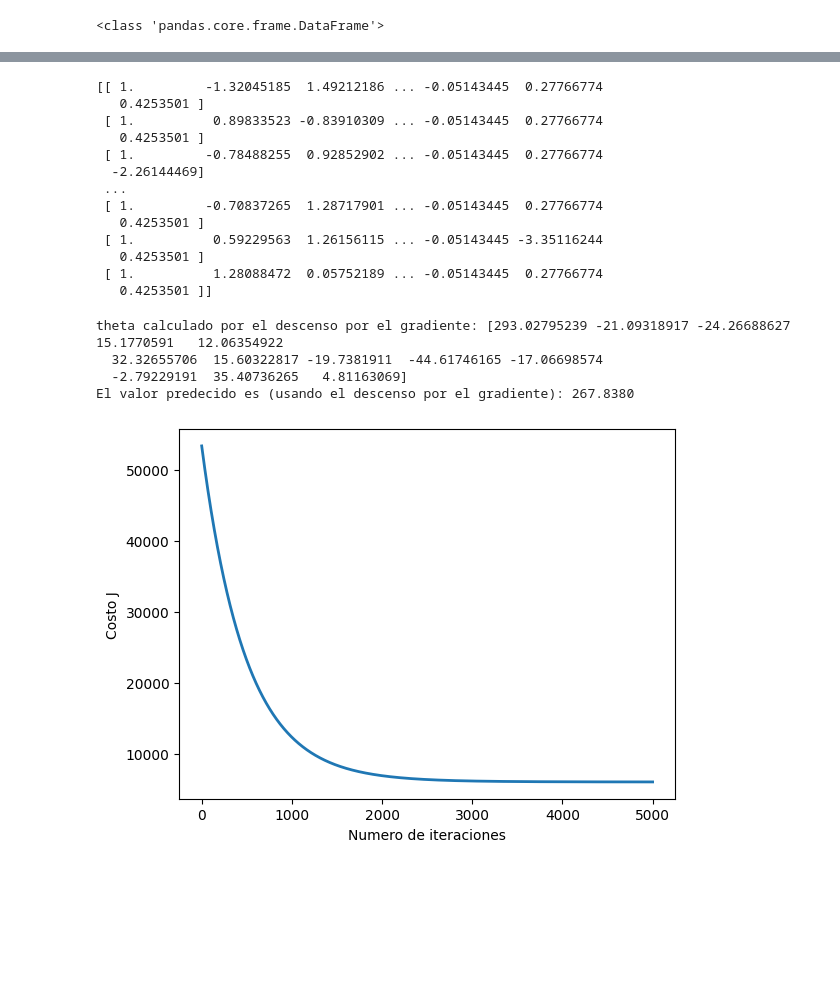
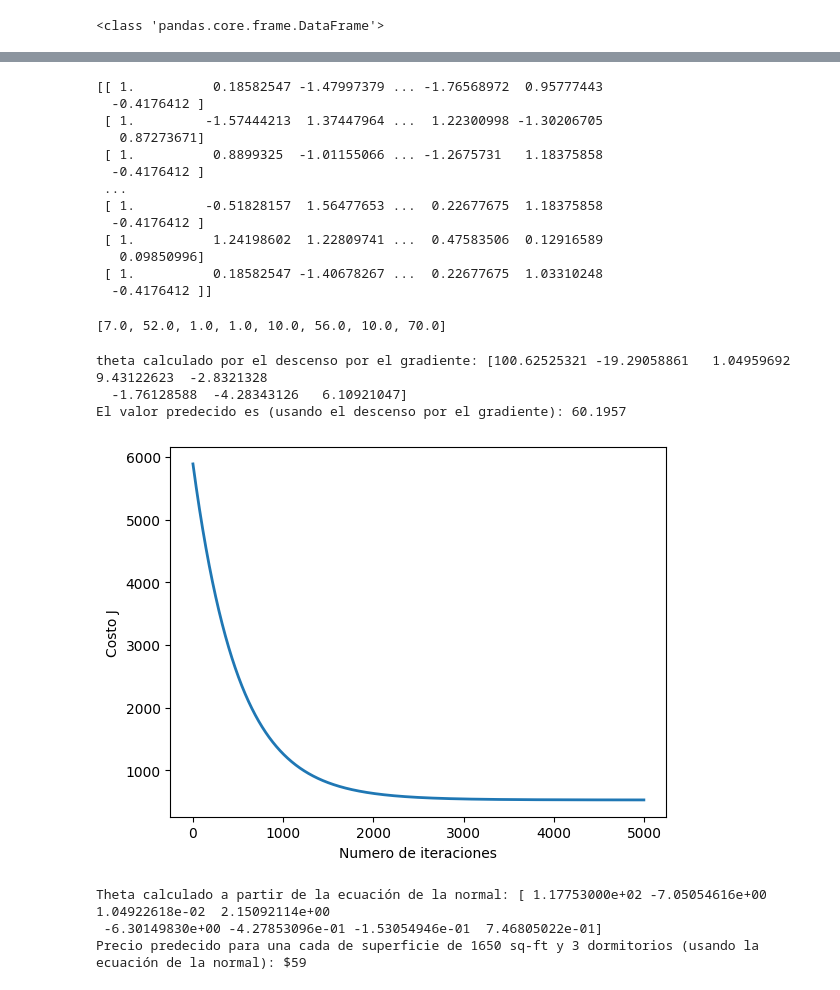
Before and after one commit to FranzAlvis/Practicando_ia, a Jupyter notebook: Reg multiple/shoe.ipynb, the cells around one changed output, grey strips where cells are left out. Drawn from its saved outputs; the diff is of its cells as text; code cells hidden in the pictures; blank space fills up the shorter version.

```diff
--- a/Reg multiple/shoe.ipynb
+++ b/Reg multiple/shoe.ipynb
@@ -22,4 +22,4 @@ from sklearn.preprocessing import LabelEncoder
 #from datetime import datetime
 # %%
 #Carga de dataset
-data = pd.read_csv('/content/Smart watch prices.csv')
+data = pd.read_csv('Shoe prices.csv')
@@ -226,7 +197,0 @@ memory usage: 38.6 KB
-# %%
-#llenar datos vacios
-columnas_especificas = ['Price', 'Display Size (inches)']
-# se calcula la media de las columnas seleccionadas
-media_columnas = data[columnas_especificas].mean()
-# fill == llenar
-data[columnas_especificas] = data[columnas_especificas].fillna(media_columnas)
@@ -263,9 +199,9 @@ memory usage: 38.6 KB
 # Lectura de Datos
 # iloc accede a los datos
 # x me muestra las primeras 12 columnas
-X = data.iloc[:, :12]
+X = data.iloc[:, :7]
 # y me muestra la ultima columna
-y = data.iloc[:, 12]
+y = data.iloc[:, 7]
 m = y.size
 # %%
 print(X)
@@ -343,19 +279,19 @@ X = np.concatenate([np.ones((m, 1)), X_norm], axis=1)
 # %%
 print(X)
 # %% [output]
-[[ 1.         -1.32045185  1.49212186 ... -0.05143445  0.27766774
-   0.4253501 ]
- [ 1.          0.89833523 -0.83910309 ... -0.05143445  0.27766774
-   0.4253501 ]
- [ 1.         -0.78488255  0.92852902 ... -0.05143445  0.27766774
-  -2.26144469]
+[[ 1.          0.18582547 -1.47997379 ... -1.76568972  0.95777443
+  -0.4176412 ]
+ [ 1.         -1.57444213  1.37447964 ...  1.22300998 -1.30206705
+   0.87273671]
+ [ 1.          0.8899325  -1.01155066 ... -1.2675731   1.18375858
+  -0.4176412 ]
  ...
- [ 1.         -0.70837265  1.28717901 ... -0.05143445  0.27766774
-   0.4253501 ]
- [ 1.          0.59229563  1.26156115 ... -0.05143445 -3.35116244
-   0.4253501 ]
- [ 1.          1.28088472  0.05752189 ... -0.05143445  0.27766774
-   0.4253501 ]]
+ [ 1.         -0.51828157  1.56477653 ...  0.22677675  1.18375858
+  -0.4176412 ]
+ [ 1.          1.24198602  1.22809741 ...  0.47583506  0.12916589
+   0.09850996]
+ [ 1.          0.18582547 -1.40678267 ...  0.22677675  1.03310248
+  -0.4176412 ]]
 # %%
 def computeCostMulti(X, y, theta):
     # Inicializa algunos valores utiles
@@ -388,32 +324,41 @@ def gradientDescentMulti(X, y, theta, alpha, num_iters):
         J_history.append(computeCostMulti(X, y, theta))
 
     return theta, J_history
+# %%
+fila_deseada = 12
+
+if fila_deseada < len(data):
+  fila_completa = data.iloc[fila_deseada].tolist()
+  print(fila_completa)
+else:
+  print("La fila no existe")
+# %% [output]
+[7.0, 52.0, 1.0, 1.0, 10.0, 56.0, 10.0, 70.0]
 # %%
 # Elegir algun valor para alpha (probar varias alternativas)
 alpha = 0.001
 num_iters = 5000
 
 # inicializa theta y ejecuta el descenso por el gradiente
-theta = np.zeros(13)
+theta = np.zeros(8)
 theta, J_history = gradientDescentMulti(X, y, theta, alpha, num_iters)
 
 # Grafica la convergencia del costo
 pyplot.plot(np.arange(len(J_history)), J_history, lw=2)
 pyplot.xlabel('Numero de iteraciones')
 pyplot.ylabel('Costo J')
 
 # Muestra los resultados del descenso por el gradiente
 print('theta calculado por el descenso por el gradiente: {:s}'.format(str(theta)))
 
 # Estimar el precio para un smart watch con distintas caracteristicas
-X_array = [1, 30, 36, 31, 2, 0, 1.48, 29, 5, 17, 0, 1, 1]
-X_array[1:13] = (X_array[1:13] - mu) / sigma
+X_array = [1, 7.0, 52.0, 1.0, 1.0, 10.0, 56.0, 10.0]
+X_array[1:8] = (X_array[1:8] - mu) / sigma
 price = np.dot(X_array, theta)   # Se debe cambiar esto
 
 print('El valor predecido es (usando el descenso por el gradiente): {:.4f}'.format(price))
 # %% [output]
-theta calculado por el descenso por el gradiente: [293.02795239 -21.09318917 -24.26688627  15.1770591   12.06354922
-  32.32655706  15.60322817 -19.7381911  -44.61746165 -17.06698574
-  -2.79229191  35.40736265   4.81163069]
-El valor predecido es (usando el descenso por el gradiente): 267.8380
+theta calculado por el descenso por el gradiente: [100.62525321 -19.29058861   1.04959692   9.43122623  -2.8321328
+  -1.76128588  -4.28343126   6.10921047]
+El valor predecido es (usando el descenso por el gradiente): 60.1957
-[figure, old version]
+[figure, new version]
@@ -419,0 +384,17 @@ El valor predecido es (usando el descenso por el gradiente): 267.8380
+# %%
+# Calcula los parametros con la ecuación de la normal
+theta = normalEqn(X, y);
+
+# Muestra los resultados optenidos a partir de la aplicación de la ecuación de la normal
+print('Theta calculado a partir de la ecuación de la normal: {:s}'.format(str(theta)));
+
+# Estimar el número total de fumadores con distintas caracteristicas
+
+X_array = [1, 7.0, 52.0, 1.0, 1.0, 10.0, 56.0, 10.0]
+price = np.dot(X_array, theta)
+
+print('Precio predecido para una cada de superficie de 1650 sq-ft y 3 dormitorios (usando la ecuación de la normal): ${:.0f}'.format(price))
+# %% [output]
+Theta calculado a partir de la ecuación de la normal: [ 1.17753000e+02 -7.05054616e+00  1.04922618e-02  2.15092114e+00
+ -6.30149830e+00 -4.27853096e-01 -1.53054946e-01  7.46805022e-01]
+Precio predecido para una cada de superficie de 1650 sq-ft y 3 dormitorios (usando la ecuación de la normal): $59
```
Also changed, not shown: parts of 16 cells of this notebook.
